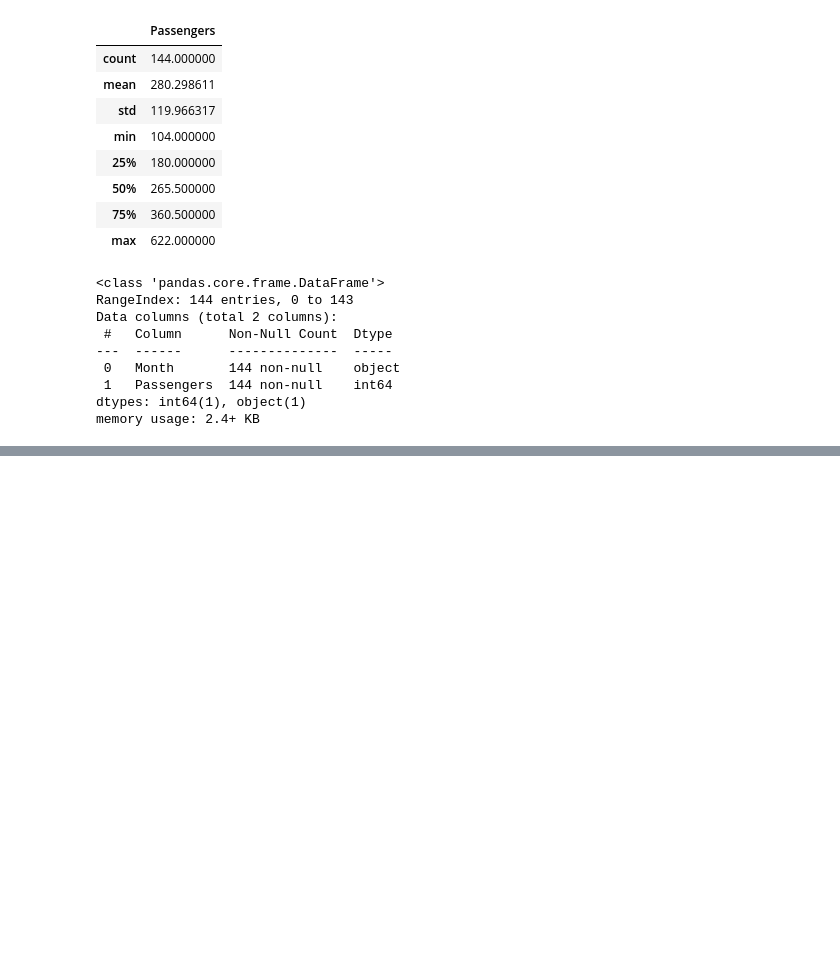
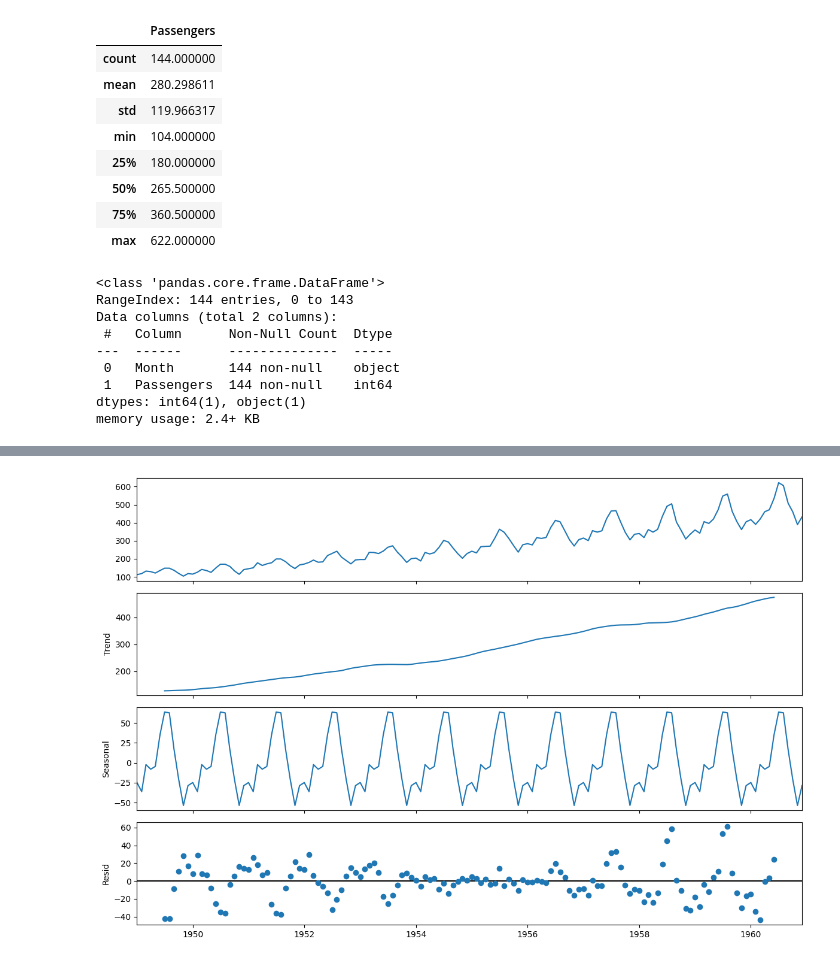
Before and after one commit to the-engrossed/Time_Series_Forecasting, a Jupyter notebook: timeseriesforecasting.ipynb, the cells around one changed output, grey strips where cells are left out. Cells and saved outputs as stored; diff of their text form; code cells hidden in the pictures; blank space fills up the shorter version.

Commit message:
decomposition

```diff
--- a/timeseriesforecasting.ipynb
+++ b/timeseriesforecasting.ipynb
@@ -42,0 +71,8 @@ memory usage: 2.4+ KB
+# %%
+Add_decomposition = seasonal_decompose(df, model = 'additive', period= 12 )
+# %%
+rcParams['figure.figsize'] = 12,8
+Add_decomposition.plot()
+plt.show()
+# %% [output]
+[figure, added]
```
Also changed, not shown: parts of 8 cells of this notebook.
